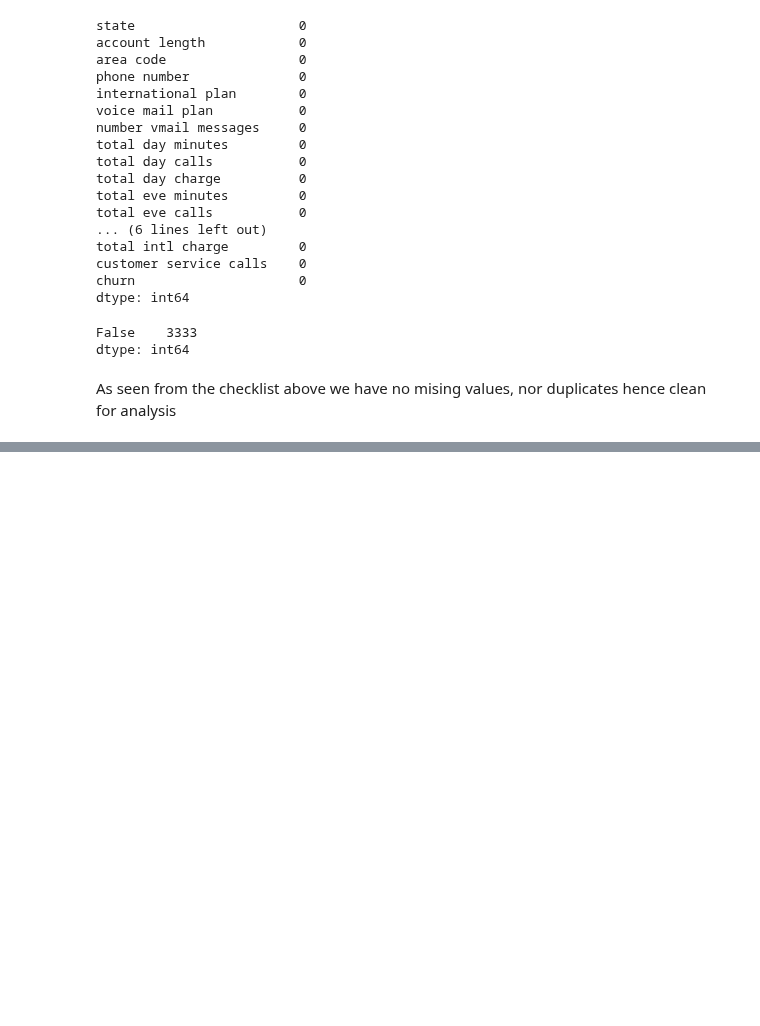
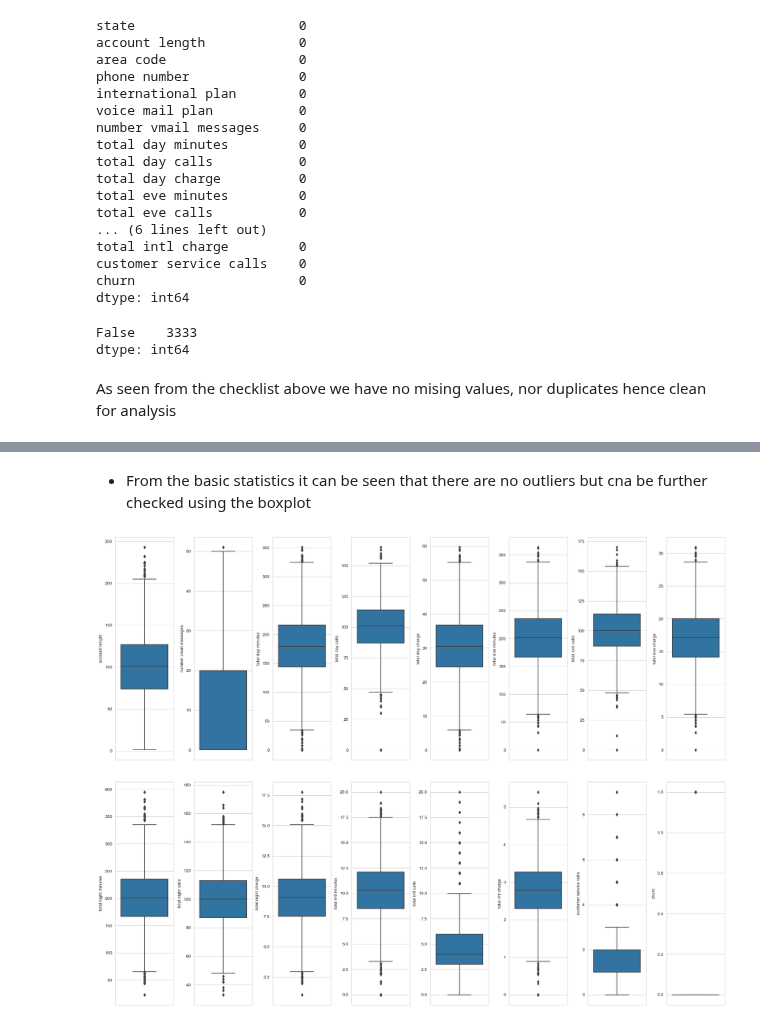
Before and after one commit to nelkemboi/dsc-phase-3-project-v2-3, a Jupyter notebook: customerchurn.ipynb, the cells around one changed output, grey strips where cells are left out. Drawn from its saved outputs; the diff is of its cells as text; code cells hidden in the pictures; blank space fills up the shorter version.

```diff
--- a/customerchurn.ipynb
+++ b/customerchurn.ipynb
@@ -86,0 +118,18 @@ As seen from the checklist above we have no mising values, nor duplicates hence
+# %% [markdown]
+* From the basic statistics it can be seen that there are no outliers but cna be further checked using the boxplot
+# %%
+#checking for any outliners in the dataset using box plot
+#creating new dataframe for checking outliers
+new_df = seriatel_df.copy()
+new_df = new_df.drop(columns=['state', 'voice mail plan', 'international plan', 'phone number', 'area code'], axis=1)
+# visualizing with matplotlib and seaborn
+sns.set_style('whitegrid')
+fig,ax = plt.subplots(ncols=8,nrows =2,figsize = (20,15))
+index = 0
+ax = ax.flatten()
+for col,value in new_df.items():
+    sns.boxplot(y = col,data = new_df,ax = ax[index])
+    index += 1
+plt.tight_layout(pad= 0.5,w_pad= 0.7,h_pad=5.0);
+# %% [output]
+[figure, added]
```
Also changed, not shown: parts of 10 cells of this notebook.
